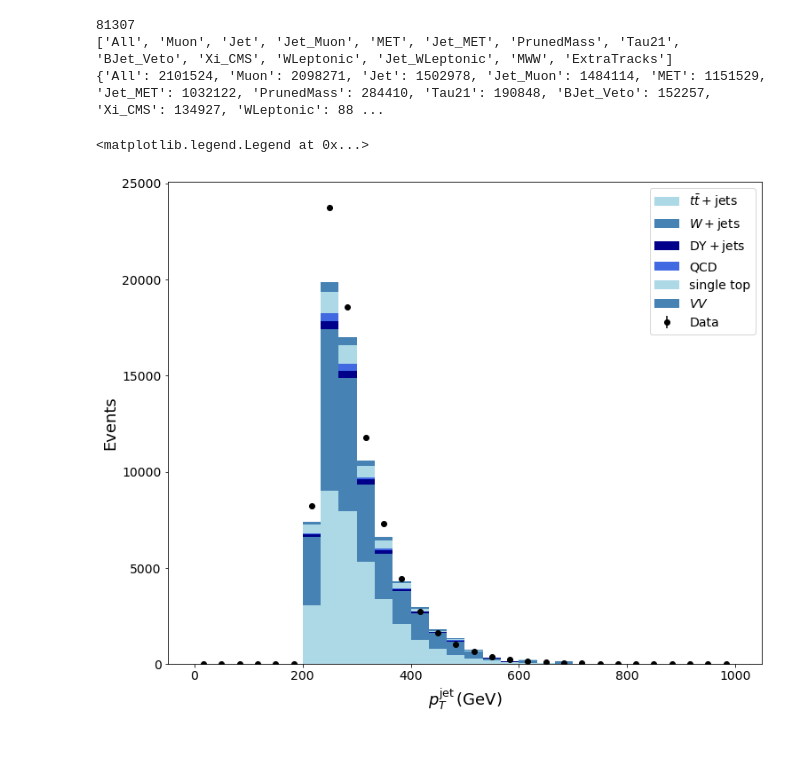
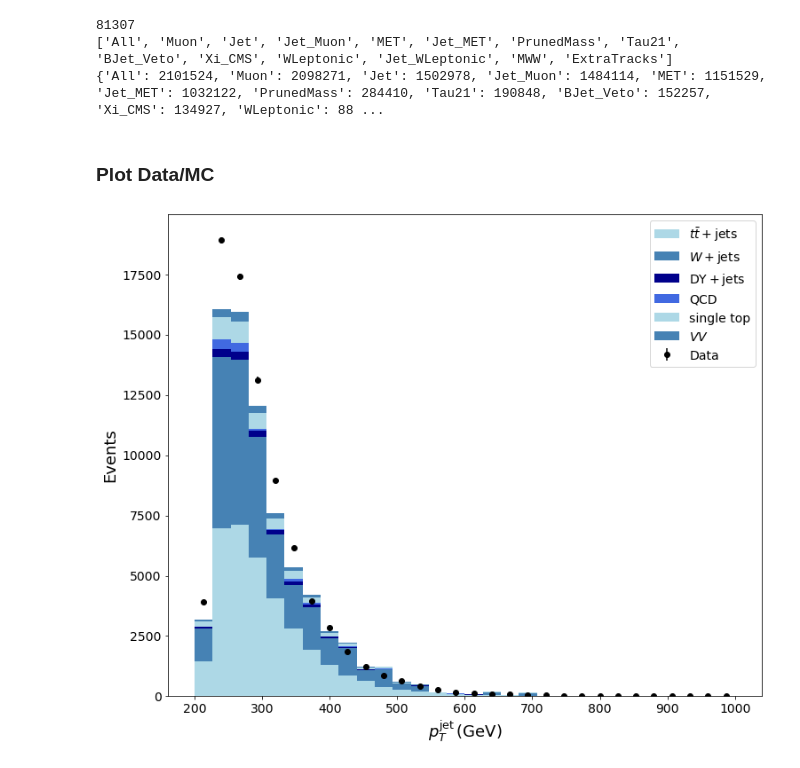
Before and after one commit to antoniovilela/pps-ww-analysis-notebook, a Jupyter notebook: Data-MC-NonProton-Cut-Based.ipynb, the cells around one changed output. Cells and saved outputs as stored; diff of their text form; code cells hidden in the pictures.

```diff
--- a/Data-MC-NonProton-Cut-Based.ipynb
+++ b/Data-MC-NonProton-Cut-Based.ipynb
@@ -942,6 +942,8 @@ print ( selections_ )
 81307
 ['All', 'Muon', 'Jet', 'Jet_Muon', 'MET', 'Jet_MET', 'PrunedMass', 'Tau21', 'BJet_Veto', 'Xi_CMS', 'WLeptonic', 'Jet_WLeptonic', 'MWW', 'ExtraTracks']
 {'All': 2101524, 'Muon': 2098271, 'Jet': 1502978, 'Jet_Muon': 1484114, 'MET': 1151529, 'Jet_MET': 1032122, 'PrunedMass': 284410, 'Tau21': 190848, 'BJet_Veto': 152257, 'Xi_CMS': 134927, 'WLeptonic': 88 ...
+# %% [markdown]
+### Plot Data/MC
 # %%
 labels_MC_plot = []
 if data_sample == '2017':
@@ -963,47 +965,55 @@ var_str__[ "_jes_dw" ] = "_jes_dw"
 var_str__[ "_jer_up" ] = "_jer_up"
 var_str__[ "_jer_dw" ] = "_jer_dw"
 
-fig = plt.figure( figsize=(12,10) )
+def plot_MC_data( variable, variation, variation_weights, bins, range, xlabel ):
 
-variation__ = "_nom"
-var_weights__ = "nom"
+    variable__ = variable
+    variation__ = variation
+    variation_weights__ = variation_weights
+    bins__ = bins
+    range__ = range
+    xlabel__ = xlabel
 
-colors_ = [ "lightblue", "steelblue", "darkblue", "royalblue" ]
+    fig = plt.figure( figsize=(12,10) )
 
-linestyles_ = [ "solid", "dashed", (0, (3, 5, 1, 5)), (0, (3, 5, 1, 5, 1, 5)) ]
+    colors_ = [ "lightblue", "steelblue", "darkblue", "royalblue" ]
 
-variable__ = "jet0_pt"
+    linestyles_ = [ "solid", "dashed", (0, (3, 5, 1, 5)), (0, (3, 5, 1, 5, 1, 5)) ]
 
-range_ = (0., 1000.)
-bins_ = 30
+    arr_data_MC_ = []
+    weights_data_MC_ = []
+    colors_MC_ = []
+    labels_MC_ = []
+    for idx__, label__ in enumerate( labels_MC_plot ):
+        if df_selected_events_MC[ label__ ][ variation__ ].shape[0] > 0:
+            arr_data_MC_.append( df_selected_events_MC[ label__ ][ variation__ ][ variable__ + var_str__[ variation__ ] ] )
+            weights_data_MC_.append( weights_events_MC[ label__ ][ var_weights__ ][ variation__ ] )
+            colors_MC_.append( colors_[ idx__ % len( colors_ ) ] )
+            labels_MC_.append( labels_samples[ label__ ] )
 
-arr_data_MC_ = []
-weights_data_MC_ = []
-colors_MC_ = []
-labels_MC_ = []
-for idx__, label__ in enumerate( labels_MC_plot ):
-    if df_selected_events_MC[ label__ ][ variation__ ].shape[0] > 0:
-        arr_data_MC_.append( df_selected_events_MC[ label__ ][ variation__ ][ variable__ + var_str__[ variation__ ] ] )
-        weights_data_MC_.append( weights_events_MC[ label__ ][ var_weights__ ][ variation__ ] )
-        colors_MC_.append( colors_[ idx__ % len( colors_ ) ] )
-        labels_MC_.append( labels_samples[ label__ ] )
+    # plt.hist( df_selected_events_MC[ label__ ][ variation__ ][ variable__ + var_str__[ "_nom" ] ], weights=weights_events_MC[ label__ ][ var_weights__ ][ variation__ ],
+    #           stacked=True, color=colors_[ idx__ % len( colors_ ) ], linestyle=linestyles_[ idx__ % len( linestyles_ ) ], label=labels_samples[ label__ ], range=range_, bins=bins_ )
+    plt.hist( arr_data_MC_, weights=weights_data_MC_,
+              stacked=True, color=colors_MC_, label=labels_MC_, range=range_, bins=bins_ )
 
-# plt.hist( df_selected_events_MC[ label__ ][ variation__ ][ variable__ + var_str__[ "_nom" ] ], weights=weights_events_MC[ label__ ][ var_weights__ ][ variation__ ],
-#           stacked=True, color=colors_[ idx__ % len( colors_ ) ], linestyle=linestyles_[ idx__ % len( linestyles_ ) ], label=labels_samples[ label__ ], range=range_, bins=bins_ )
-plt.hist( arr_data_MC_, weights=weights_data_MC_,
-          stacked=True, color=colors_MC_, label=labels_MC_, range=range_, bins=bins_ )
+    counts_bins_data_, bin_edges_ = np.histogram( df_events_data[ variable__ + var_str__[ variation__ ] ], range=range_, bins=bins_ )
+    errors_bins_data_ = np.sqrt( counts_bins_data_ )
+    bin_centres_ = ( bin_edges_[:-1] + bin_edges_[1:] ) / 2.
+    plt.errorbar( bin_centres_, counts_bins_data_, yerr=errors_bins_data_, fmt='o', color='black', label=r"Data" )
 
-counts_bins_data_, bin_edges_ = np.histogram( df_events_data[ variable__ ], range=range_, bins=bins_ )
-errors_bins_data_ = np.sqrt( counts_bins_data_ )
-bin_centres_ = ( bin_edges_[:-1] + bin_edges_[1:] ) / 2.
-plt.errorbar( bin_centres_, counts_bins_data_, yerr=errors_bins_data_, fmt='o', color='black', label=r"Data" )
-
-plt.xlabel( r"$ p^{\rm{jet}}_T \,\rm{(GeV)} $", fontsize=18 )
-plt.ylabel( "Events", fontsize=18 )
-plt.legend( loc='best', fontsize=14 )
+    plt.xlabel( xlabel__, fontsize=18 )
+    plt.ylabel( "Events", fontsize=18 )
+    plt.legend( loc='best', fontsize=14 )
-# %% [output]
-<matplotlib.legend.Legend at 0x...>
-[figure, removed]
+# %%
+variation__ = "_nom"
+variation_weights__ = "nom"
+variable__ = "jet0_pt"
+range_ = (200., 1000.)
+bins_ = 30
+xlabel_ = r"$ p^{\rm{jet}}_T \,\rm{(GeV)} $"
+plot_MC_data( variable=variable__, variation=variation__, variation_weights=variation_weights__, bins=bins_, range=range_, xlabel=xlabel_ )
+# %% [output]
+[figure, added]
 # %%
 var_str__ = {}
 var_str__[ "_nom" ] = "_nom"
```
Also changed, not shown: parts of 7 cells of this notebook.
